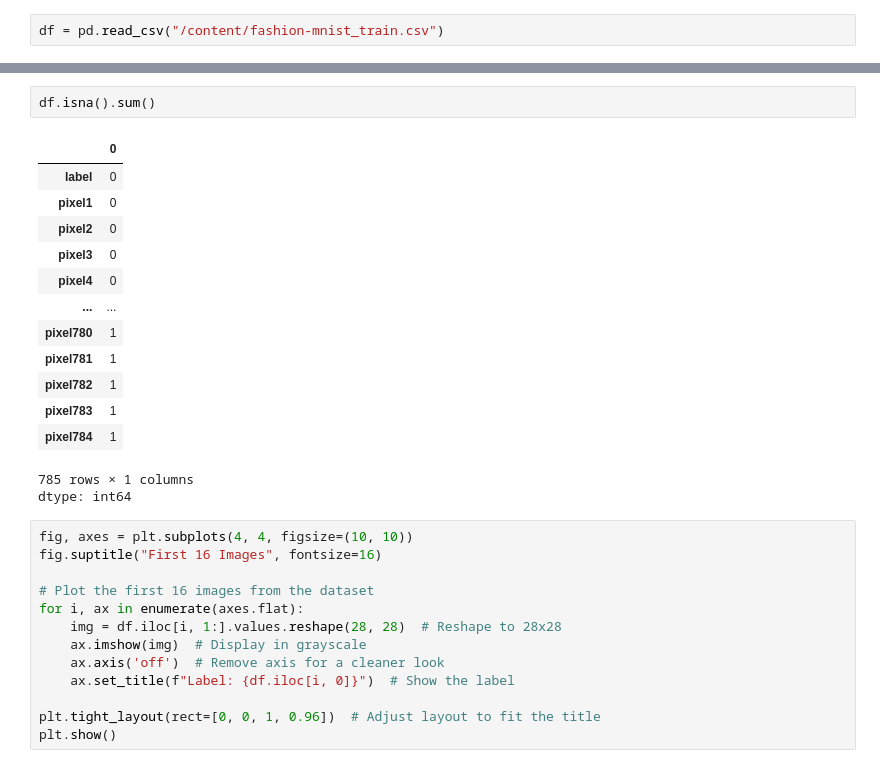
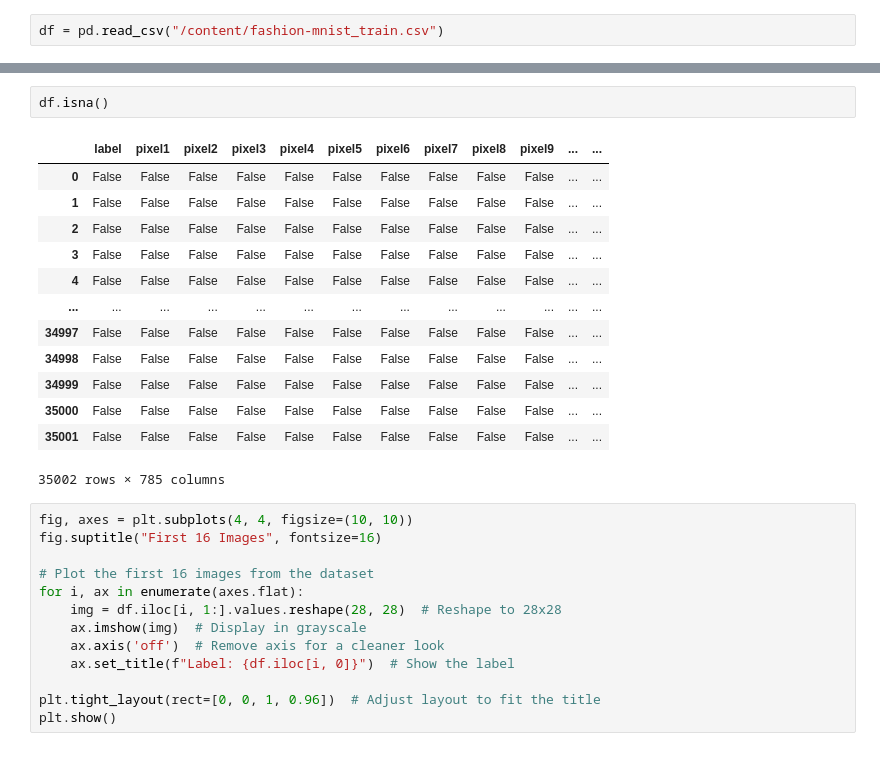
Before and after one commit to Yashwanth-Kumar-Kotla/Fashion-MNIST-using-ANN, a Jupyter notebook: Fashion_MNIST_with_optuna.ipynb, the cells around one changed output, grey strips where cells are left out. Saved outputs shown, nothing was run; the diff lists cells and outputs as text.

```diff
--- a/Fashion_MNIST_with_optuna.ipynb
+++ b/Fashion_MNIST_with_optuna.ipynb
@@ -38,20 +38,19 @@ df
 # %%
-df.isna().sum()
+df.isna()
 # %% [output]
-|  | 0 |
-| label | 0 |
-| pixel1 | 0 |
-| pixel2 | 0 |
-| pixel3 | 0 |
-| pixel4 | 0 |
-| ... | ... |
-| pixel780 | 1 |
-| pixel781 | 1 |
-| pixel782 | 1 |
-| pixel783 | 1 |
-| pixel784 | 1 |
+|  | label | pixel1 | pixel2 | pixel3 | pixel4 | pixel5 | pixel6 | pixel7 | pixel8 | pixel9 | ... | ... |
+| 0 | False | False | False | False | False | False | False | False | False | False | ... | ... |
+| 1 | False | False | False | False | False | False | False | False | False | False | ... | ... |
+| 2 | False | False | False | False | False | False | False | False | False | False | ... | ... |
+| 3 | False | False | False | False | False | False | False | False | False | False | ... | ... |
+| 4 | False | False | False | False | False | False | False | False | False | False | ... | ... |
+| ... | ... | ... | ... | ... | ... | ... | ... | ... | ... | ... | ... | ... |
+| 34997 | False | False | False | False | False | False | False | False | False | False | ... | ... |
+| 34998 | False | False | False | False | False | False | False | False | False | False | ... | ... |
+| 34999 | False | False | False | False | False | False | False | False | False | False | ... | ... |
+| 35000 | False | False | False | False | False | False | False | False | False | False | ... | ... |
+| 35001 | False | False | False | False | False | False | False | False | False | False | ... | ... |
-785 rows × 1 columns
-dtype: int64
+35002 rows × 785 columns
 # %%
 fig, axes = plt.subplots(4, 4, figsize=(10, 10))
 fig.suptitle("First 16 Images", fontsize=16)
```
Also changed, not shown: parts of 16 cells of this notebook.
